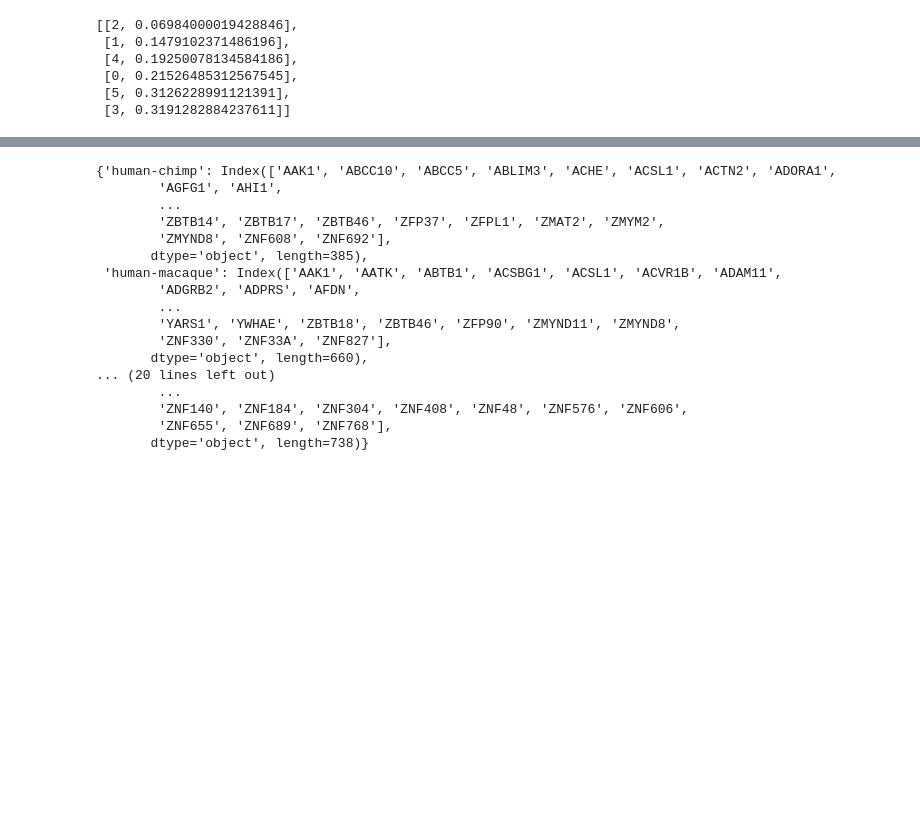
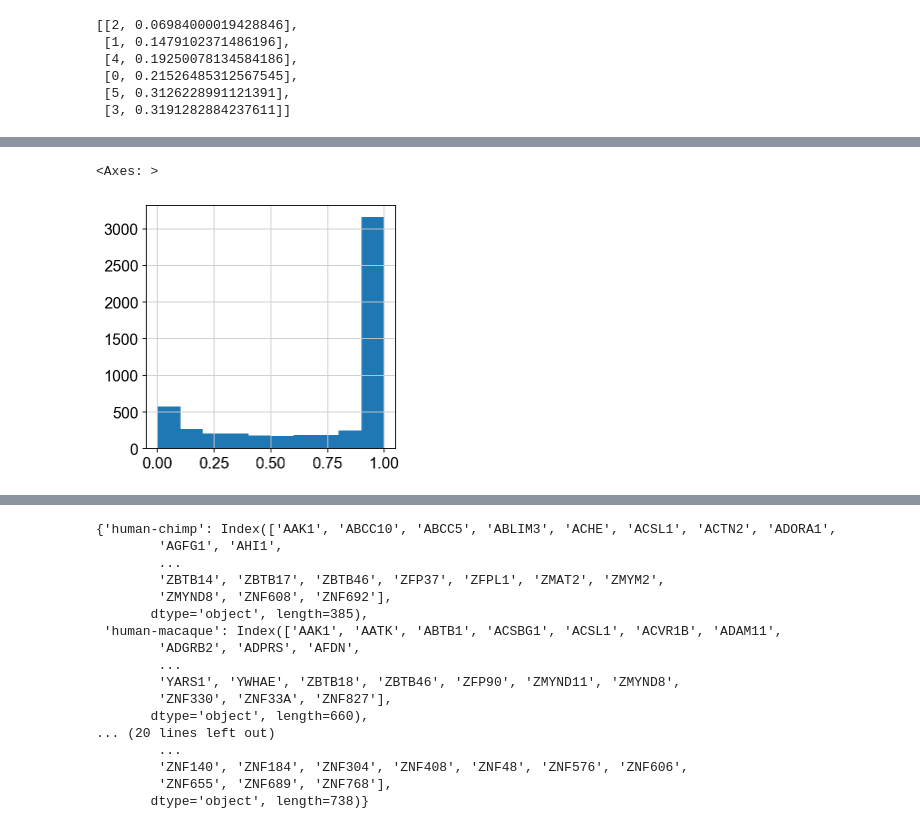
Before and after one commit to Claptar/spatialMPFC, a Jupyter notebook: Specie-specific genes/ANCOVA/ANCOVA1.ipynb, the cells around one changed output, grey strips where cells are left out. Cells and saved outputs as stored; diff of their text form; code cells hidden in the pictures; blank space fills up the shorter version.

```diff
--- a/Specie-specific genes/ANCOVA/ANCOVA1.ipynb
+++ b/Specie-specific genes/ANCOVA/ANCOVA1.ipynb
@@ -237,0 +289,5 @@ with open("results/ancova_res.pkl", "rb") as file:
+# %%
+ancova_results['human-chimp']['p-value'].hist()
+# %% [output]
+<Axes: >
+[figure, added]
```
Also changed, not shown: parts of 27 cells of this notebook, 2 other files.
